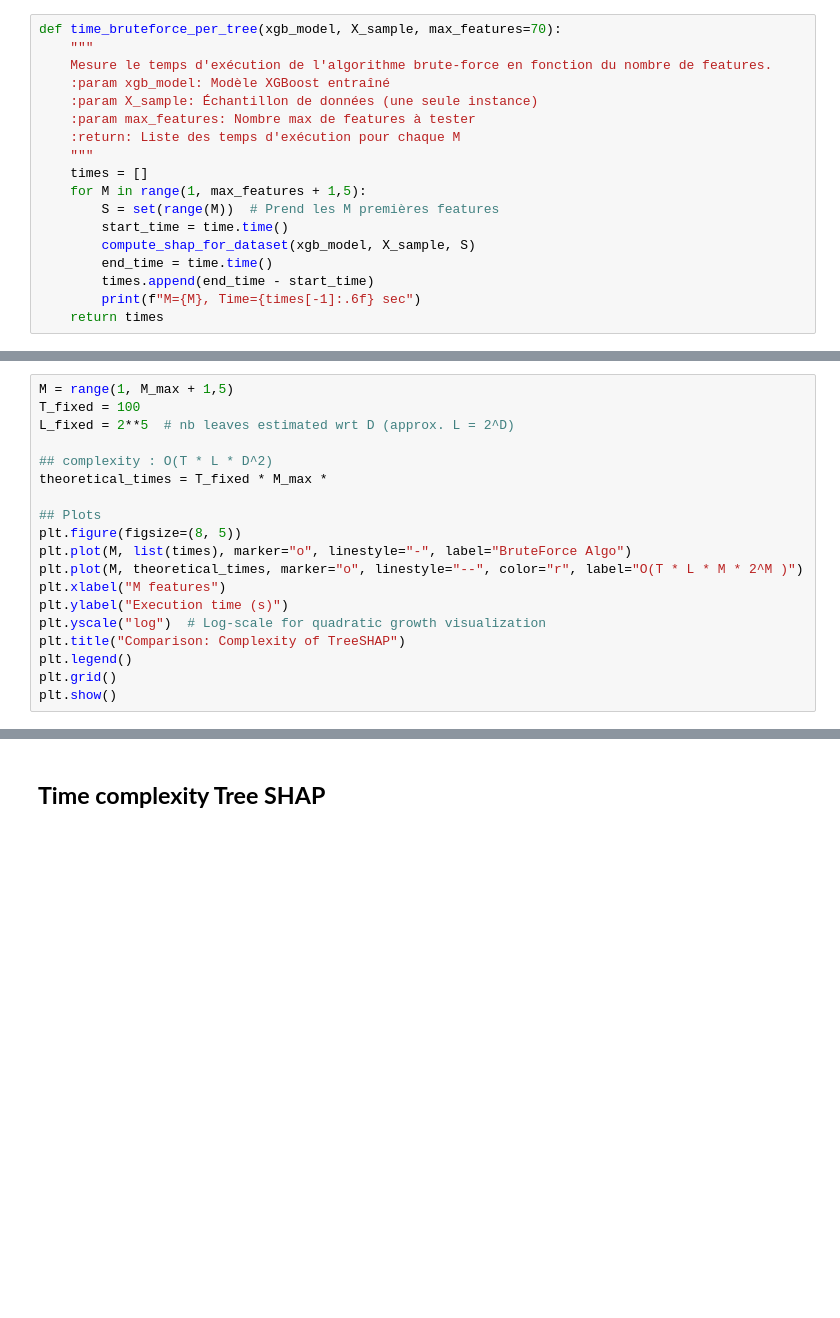
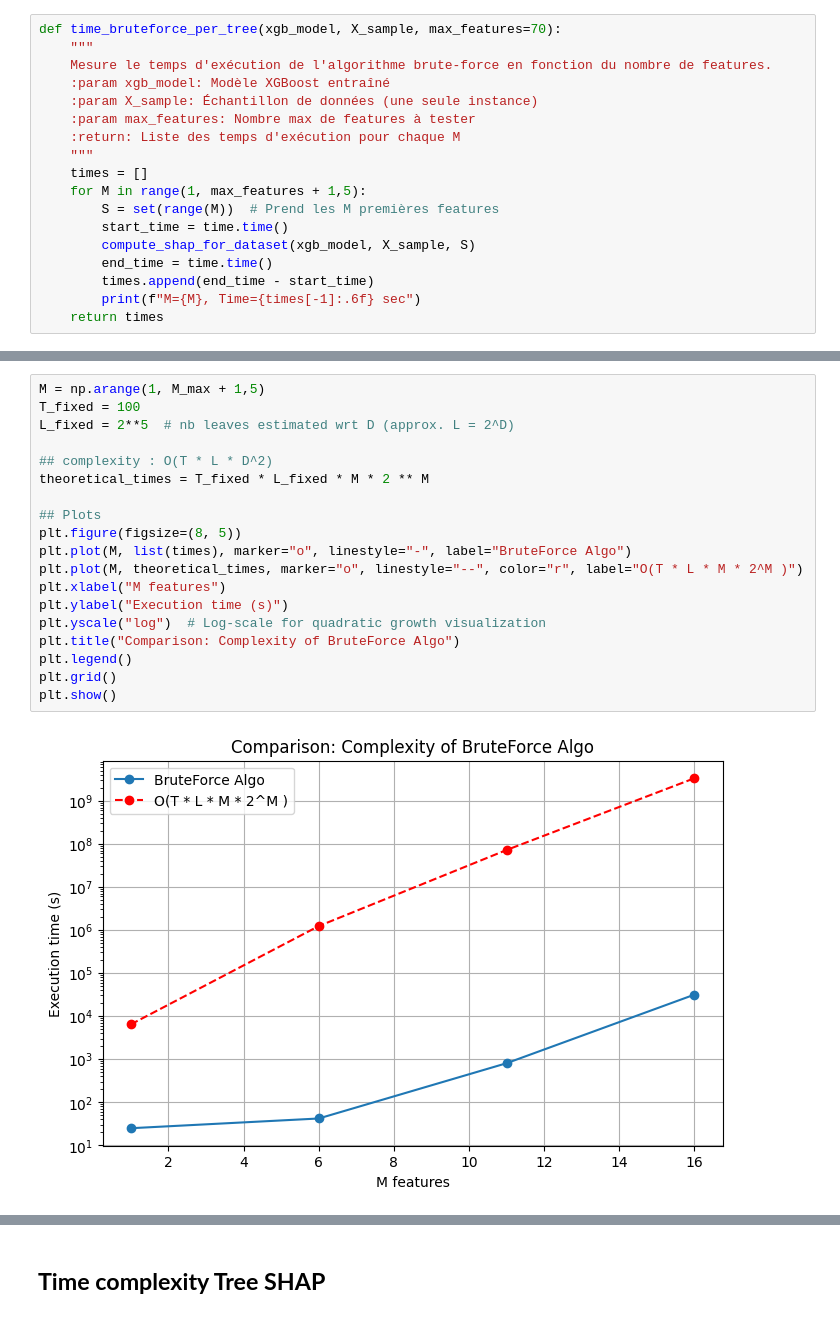
Before and after one commit to CorentinPernot/TreeShap, a Jupyter notebook: xai_protein_modified.ipynb, the cells around one changed output, grey strips where cells are left out. Saved outputs shown, nothing was run; the diff lists cells and outputs as text; blank space fills up the shorter version.

```diff
--- a/xai_protein_modified.ipynb
+++ b/xai_protein_modified.ipynb
@@ -540,19 +541,21 @@ M=6, Time=41.585264 sec
 # %%
-M = range(1, M_max + 1,5)
+M = np.arange(1, M_max + 1,5)
 T_fixed = 100
 L_fixed = 2**5  # nb leaves estimated wrt D (approx. L = 2^D)
 
 ## complexity : O(T * L * D^2)
-theoretical_times = T_fixed * M_max *
+theoretical_times = T_fixed * L_fixed * M * 2 ** M
 
 ## Plots
 plt.figure(figsize=(8, 5))
 plt.plot(M, list(times), marker="o", linestyle="-", label="BruteForce Algo")
 plt.plot(M, theoretical_times, marker="o", linestyle="--", color="r", label="O(T * L * M * 2^M )")
 plt.xlabel("M features")
 plt.ylabel("Execution time (s)")
 plt.yscale("log")  # Log-scale for quadratic growth visualization
-plt.title("Comparison: Complexity of TreeSHAP")
+plt.title("Comparison: Complexity of BruteForce Algo")
 plt.legend()
 plt.grid()
 plt.show()
+# %% [output]
+[figure, added]
```
Also changed, not shown: parts of 11 cells of this notebook.
